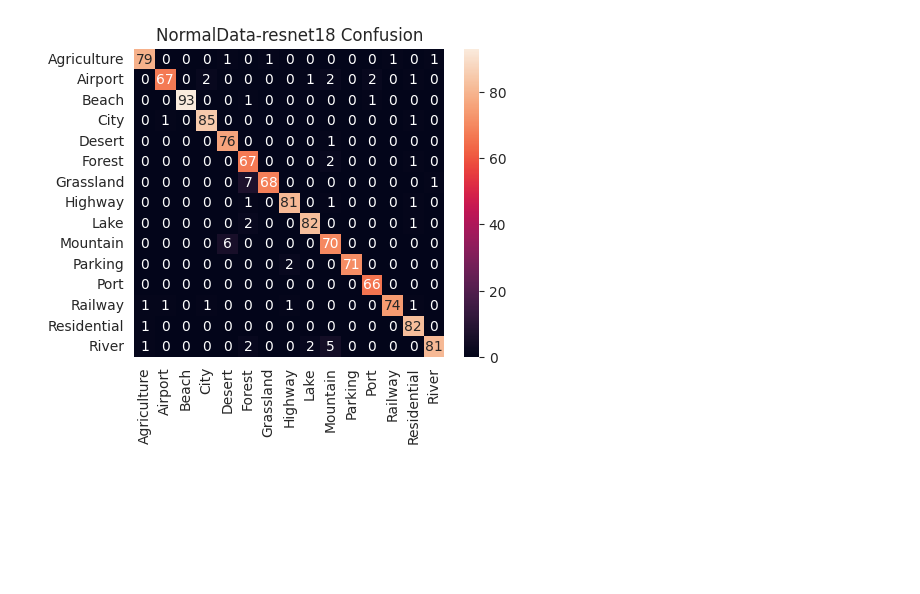
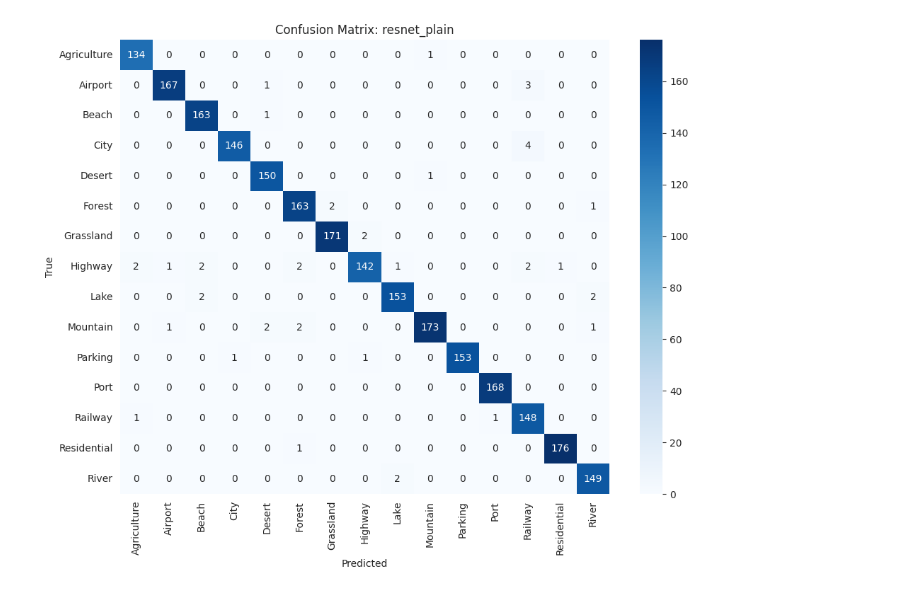
Before and after one commit to Kyrie-L-Z/comp9517_group_project_five_fighter, a Jupyter notebook: DL_method/demo_dl_method.ipynb, the cells around one changed output. Drawn from its saved outputs; the diff is of its cells as text; code cells hidden in the pictures; blank space fills up the shorter version.

```diff
--- a/DL_method/demo_dl_method.ipynb
+++ b/DL_method/demo_dl_method.ipynb
@@ -43,81 +100,24 @@ Step 0 ready.
 # %%
-# Step 1: 普通数据集 (无不平衡)
-DATA_DIR = "../Aerial_Landscapes"        # 数据目录
-TEST_RATIO = 0.2
-SAMPLE_RATIO = 0.5
-REDUCE_FACTOR = 1.0      # 不减少任何类
-BATCH_SIZE = 16
-IM_SIZE = 224
-RANDOM_SEED = 42
+# Step 2: Load plain dataset (no augmentation)
+from src.dataset_manager import load_dataset
+from src.model_builder import create_model
+from src.train_utils import train_and_evaluate_model
+import torch
 
-train_paths, train_labels, test_paths, test_labels, class_names = load_imbalanced_data(
-    root_folder=DATA_DIR,
-    test_ratio=TEST_RATIO,
-    sample_ratio=SAMPLE_RATIO,
-    reduce_factor=REDUCE_FACTOR,
-    minority_classes=[],   # 不指定少数类
-    random_seed=RANDOM_SEED
+# 设备设定
+DEVICE = torch.device("cuda" if torch.cuda.is_available() else "cpu")
+
+# ✅ 加载无增强数据，显式指定数据集路径
+train_loader_plain, val_loader_plain, class_names = get_data_loader("plain")
+
+# 初始化模型
+resnet_plain = create_model("resnet18", num_classes=len(class_names)).to(DEVICE)
+mobilenet_plain = create_model("mobilenet_v2", num_classes=len(class_names)).to(DEVICE)
+
+# 训练 ResNet18 (Plain Data)
+print("🚀 Training ResNet18 (Plain Data)")
+resnet_plain_metrics = train_and_evaluate_model(
+    resnet_plain, train_loader_plain, val_loader_plain,
+    DEVICE, class_names, label="resnet_plain"
 )
-train_loader, test_loader = make_data_loaders(
-    train_paths, train_labels,
-    test_paths, test_labels,
-    class_names,
-    batch_size=BATCH_SIZE,
-    im_size=IM_SIZE
-)
-NUM_CLASSES = len(class_names)
-
-def train_and_return_metrics(model_name, scenario="NormalData", epochs=3, lr=1e-4):
-    start_time = time.time()
-    model = create_model(model_name, num_classes=NUM_CLASSES, pretrained=True)
-    model.to(DEVICE)
-
-    criterion = nn.CrossEntropyLoss()
-    optimizer = optim.Adam(model.parameters(), lr=lr)
-
-    best_acc = 0
-    for ep in range(1, epochs+1):
-        tr_loss, tr_acc = train_one_epoch(model, train_loader, optimizer, criterion, DEVICE)
-        val_loss, val_acc, preds, labs = evaluate(model, test_loader, criterion, DEVICE)
-        if val_acc > best_acc:
-            best_acc = val_acc
-
-        print(f"[{scenario}-{model_name}] Epoch {ep}/{epochs}, train_acc={tr_acc:.4f}, test_acc={val_acc:.4f}")
-
-    train_time = time.time() - start_time
-
-    # 计算更多指标
-    acc = accuracy_score(labs, preds)
-    f1 = f1_score(labs, preds, average='weighted')
-    prec = precision_score(labs, preds, average='weighted')
-    rec = recall_score(labs, preds, average='weighted')
-
-    # 混淆矩阵 & 报告
-    cm = confusion_matrix(labs, preds)
-    plt.figure(figsize=(5,4))
-    sns.heatmap(cm, annot=True, fmt='d', xticklabels=class_names, yticklabels=class_names)
-    plt.title(f"{scenario}-{model_name} Confusion")
-    plt.show()
-
-    cr = classification_report(labs, preds, target_names=class_names)
-    print(cr)
-
-    # 记录
-    all_results.append({
-        "Scenario": scenario,
-        "Model": model_name,
-        "Accuracy": f"{acc*100:.2f}%",
-        "F1": f"{f1:.3f}",
-        "Precision": f"{prec:.3f}",
-        "Recall": f"{rec:.3f}",
-        "TrainTime(s)": f"{train_time:.1f}"
-    })
-    return model
-
-# 训练 & 评估 ResNet18
-resnet_normal = train_and_return_metrics("resnet18", scenario="NormalData", epochs=3, lr=1e-4)
-# 训练 & 评估 MobileNetV2
-mobilenet_normal = train_and_return_metrics("mobilenet_v2", scenario="NormalData", epochs=3, lr=1e-4)
-
-print("Step 1 done.")
 # %% [output]
@@ -127 +141 @@ print("Step 1 done.")
-[figure, old version]
+[figure, new version]
```
Also changed, not shown: parts of 17 cells of this notebook, 2 other files.
